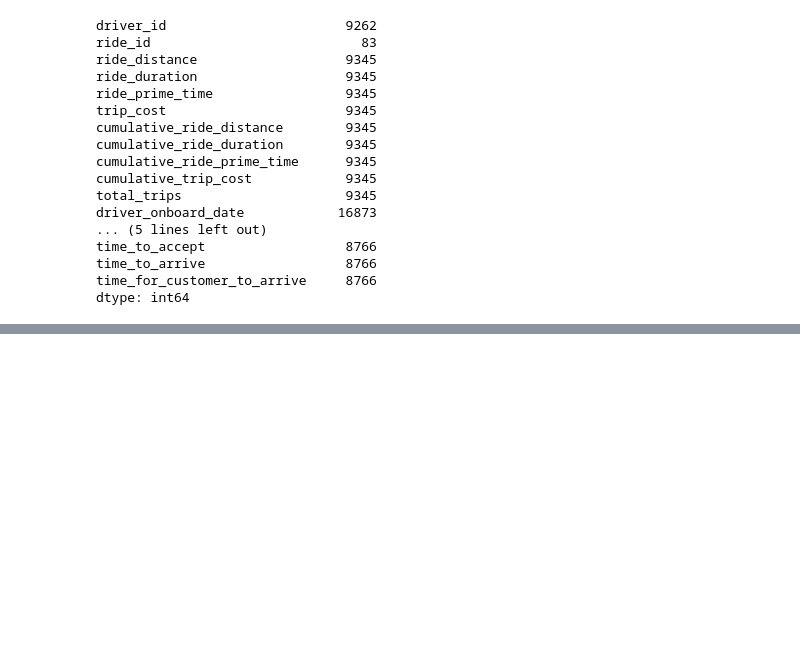
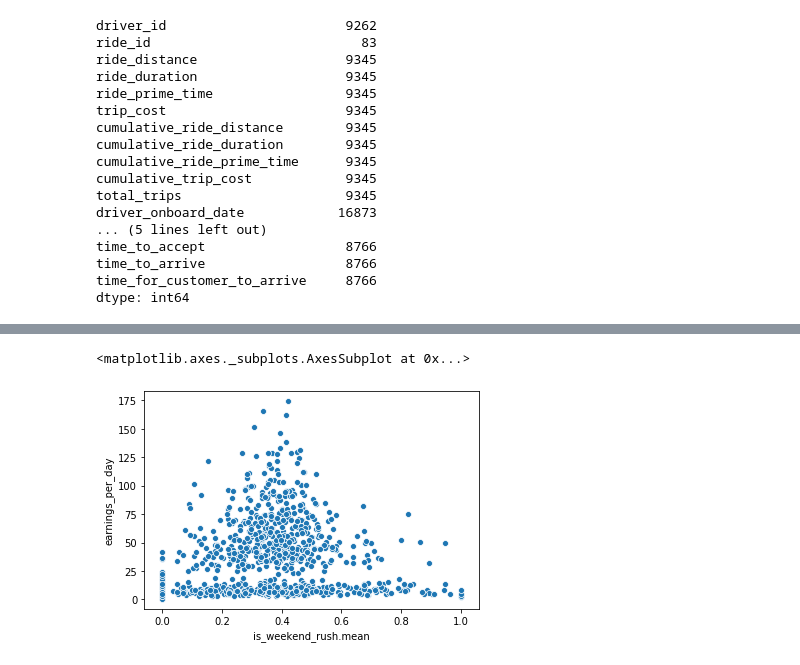
Before and after one commit to mancunian1792/lyft_data_challenge, a Jupyter notebook: data_exploration.ipynb, the cells around one changed output, grey strips where cells are left out. Saved outputs shown, nothing was run; the diff lists cells and outputs as text; code cells hidden in the pictures; blank space fills up the shorter version.

```diff
--- a/data_exploration.ipynb
+++ b/data_exploration.ipynb
@@ -146,0 +351,2 @@ Index(['driver_id', 'ride_id', 'ride_distance', 'ride_duration',
+# %%
+grouped_filtered = grouped_full[grouped_full["driver_id"].isin(no_ride_drivers) == False]
@@ -146,0 +371,5 @@ Index(['driver_id', 'ride_id', 'ride_distance', 'ride_duration',
+# %%
+sns.scatterplot(data=grouped_filtered, x="is_weekend_rush.mean", y="earnings_per_day")
+# %% [output]
+<matplotlib.axes._subplots.AxesSubplot at 0x...>
+[figure, added]
```
Also changed, not shown: parts of 68 cells of this notebook.
